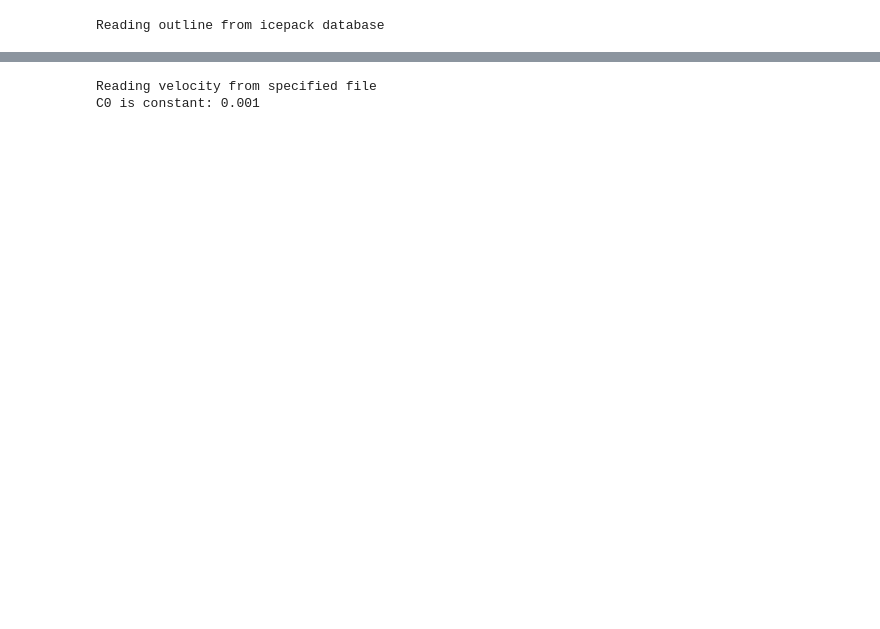
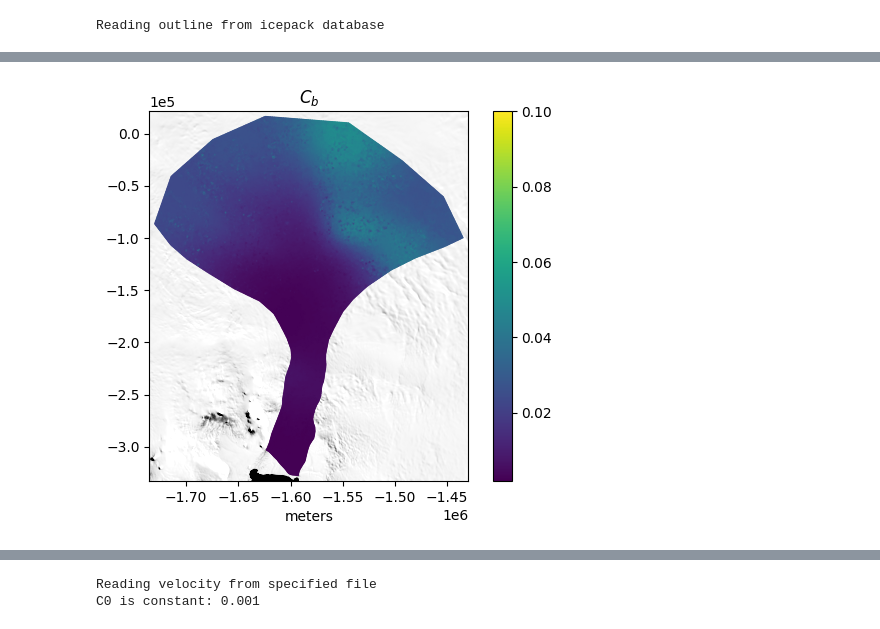
Before and after one commit to racheetmatai/icepack-inverse, a Jupyter notebook: validation_and_test_time_advancement.ipynb, the cells around one changed output, grey strips where cells are left out. Cells and saved outputs as stored; diff of their text form; code cells hidden in the pictures; blank space fills up the shorter version.

```diff
--- a/validation_and_test_time_advancement.ipynb
+++ b/validation_and_test_time_advancement.ipynb
@@ -61 +82,5 @@ invert_pig.plot_C(vmin=None, vmax=None)
+# %%
+invert_pig.plot_C_total(vmin=None, vmax=0.1)
+# %% [output]
+[figure, added]
 # %%
```
Also changed, not shown: parts of 14 cells of this notebook, 2 other files.
